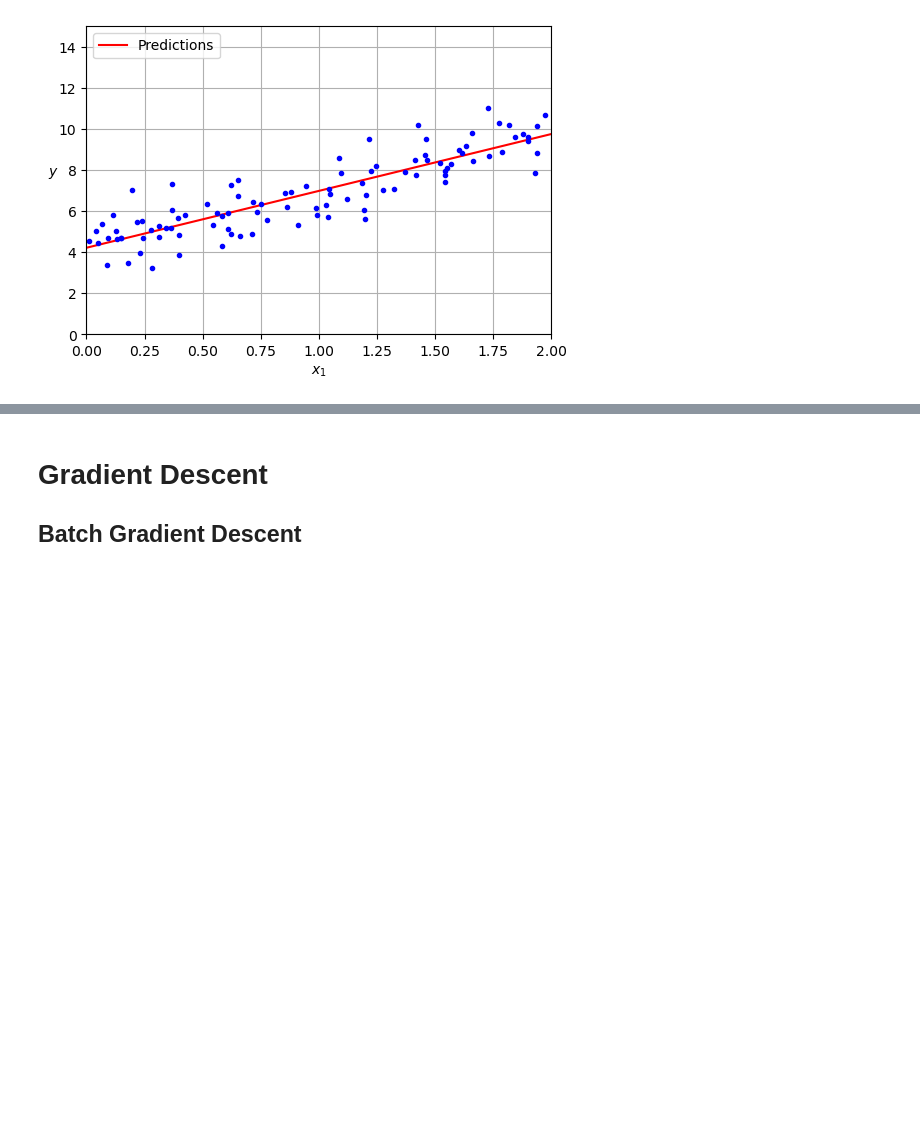
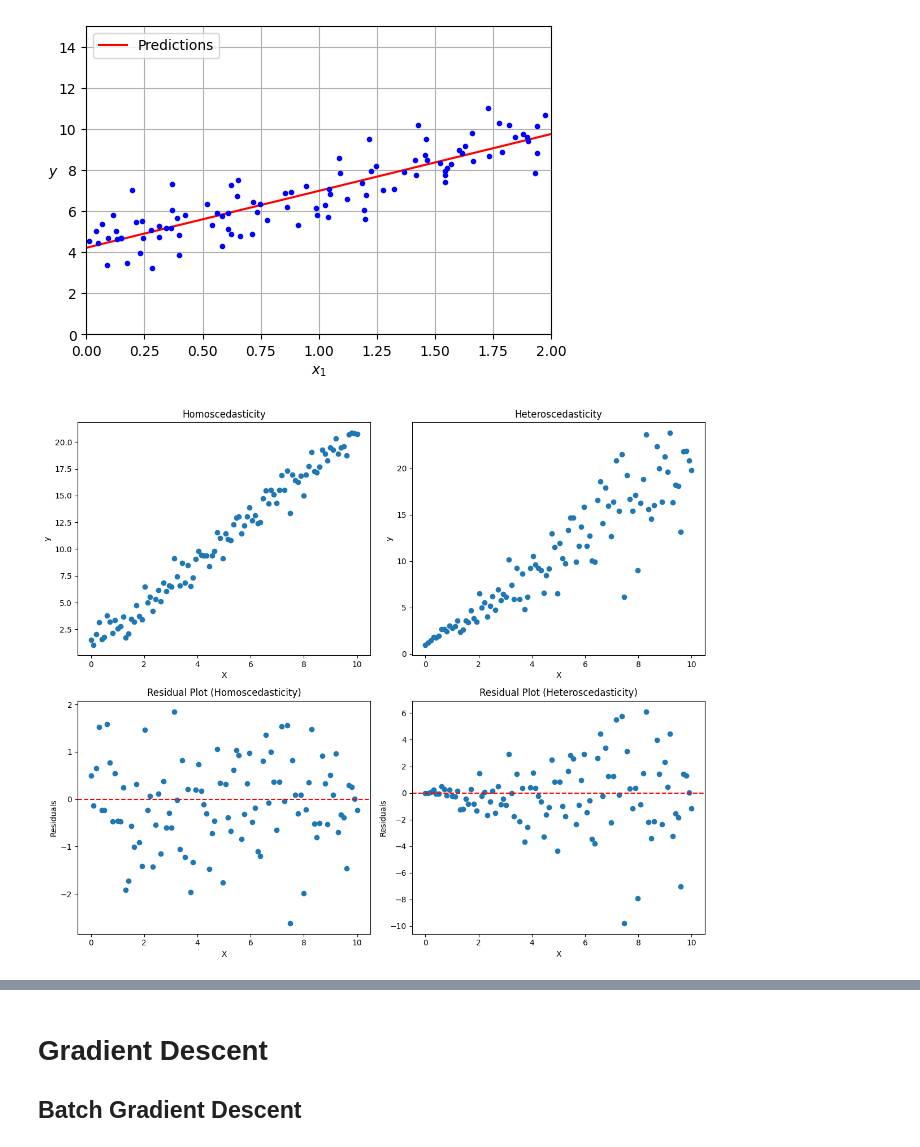
Before and after one commit to CSY2082-2425/assignment-1-ryantigi254, a Jupyter notebook: regression_1.ipynb, the cells around one changed output, grey strips where cells are left out. Drawn from its saved outputs; the diff is of its cells as text; code cells hidden in the pictures; blank space fills up the shorter version.

```diff
--- a/regression_1.ipynb
+++ b/regression_1.ipynb
@@ -84,3 +61,94 @@ plt.legend(loc="upper left")
 plt.show()
 # %% [output]
 [figure]
+# %%
+# Demonstrating homoscedasticity and heteroscedasticity
+
+import numpy as np
+import matplotlib.pyplot as plt
+from scipy import stats
+
+# Generate homoscedastic data
+np.random.seed(42)
+X_homo = np.linspace(0, 10, 100)
+y_homo = 2 * X_homo + 1 + np.random.normal(0, 1, 100)
+
+# Generate heteroscedastic data
+np.random.seed(42)
+X_hetero = np.linspace(0, 10, 100)
+y_hetero = 2 * X_hetero + 1 + np.random.normal(0, 0.5 * X_hetero, 100)
+
+# Plot homoscedastic data
+plt.figure(figsize=(12, 10))
+plt.subplot(221)
+plt.scatter(X_homo, y_homo)
+plt.title('Homoscedasticity')
+plt.xlabel('X')
+plt.ylabel('y')
+
+# Plot heteroscedastic data
+plt.subplot(222)
+plt.scatter(X_hetero, y_hetero)
+plt.title('Heteroscedasticity')
+plt.xlabel('X')
+plt.ylabel('y')
+
+# Residual/errors plots
+y_pred_homo = 2 * X_homo + 1
+residuals_homo = y_homo - y_pred_homo
+
+y_pred_hetero = 2 * X_hetero + 1
+residuals_hetero = y_hetero - y_pred_hetero
+
+plt.subplot(223)
+plt.scatter(X_homo, residuals_homo)
+plt.title('Residual Plot (Homoscedasticity)')
+plt.xlabel('X')
+plt.ylabel('Residuals')
+plt.axhline(y=0, color='r', linestyle='--')
+
+plt.subplot(224)
+plt.scatter(X_hetero, residuals_hetero)
+plt.title('Residual Plot (Heteroscedasticity)')
+plt.xlabel('X')
+plt.ylabel('Residuals')
+plt.axhline(y=0, color='r', linestyle='--')
+
+plt.tight_layout()
+plt.show()
+
+# Standard error plots
+plt.figure(figsize=(12, 5))
+
+# Homoscedastic standard error
+plt.subplot(121)
+slope, intercept, r_value, p_value, std_err = stats.linregress(X_homo, y_homo)
+plt.scatter(X_homo, y_homo)
+plt.plot(X_homo, intercept + slope*X_homo, 'r', label='fitted line')
+plt.fill_between(X_homo,
+                 intercept + slope*X_homo - std_err*2,
+                 intercept + slope*X_homo + std_err*2,
+                 alpha=0.2)
+plt.title('Homoscedastic Data with Standard Error')
+plt.xlabel('X')
+plt.ylabel('y')
+plt.legend()
+
+# Heteroscedastic standard error
+plt.subplot(122)
+slope, intercept, r_value, p_value, std_err = stats.linregress(X_hetero, y_hetero)
+plt.scatter(X_hetero, y_hetero)
+plt.plot(X_hetero, intercept + slope*X_hetero, 'r', label='fitted line')
+plt.fill_between(X_hetero,
+                 intercept + slope*X_hetero - std_err*2,
+                 intercept + slope*X_hetero + std_err*2,
+                 alpha=0.2)
+plt.title('Heteroscedastic Data with Standard Error')
+plt.xlabel('X')
+plt.ylabel('y')
+plt.legend()
+
+plt.tight_layout()
+plt.show()
+# %% [output]
+[figure, added]
```
Also changed, not shown: parts of 7 cells of this notebook.
